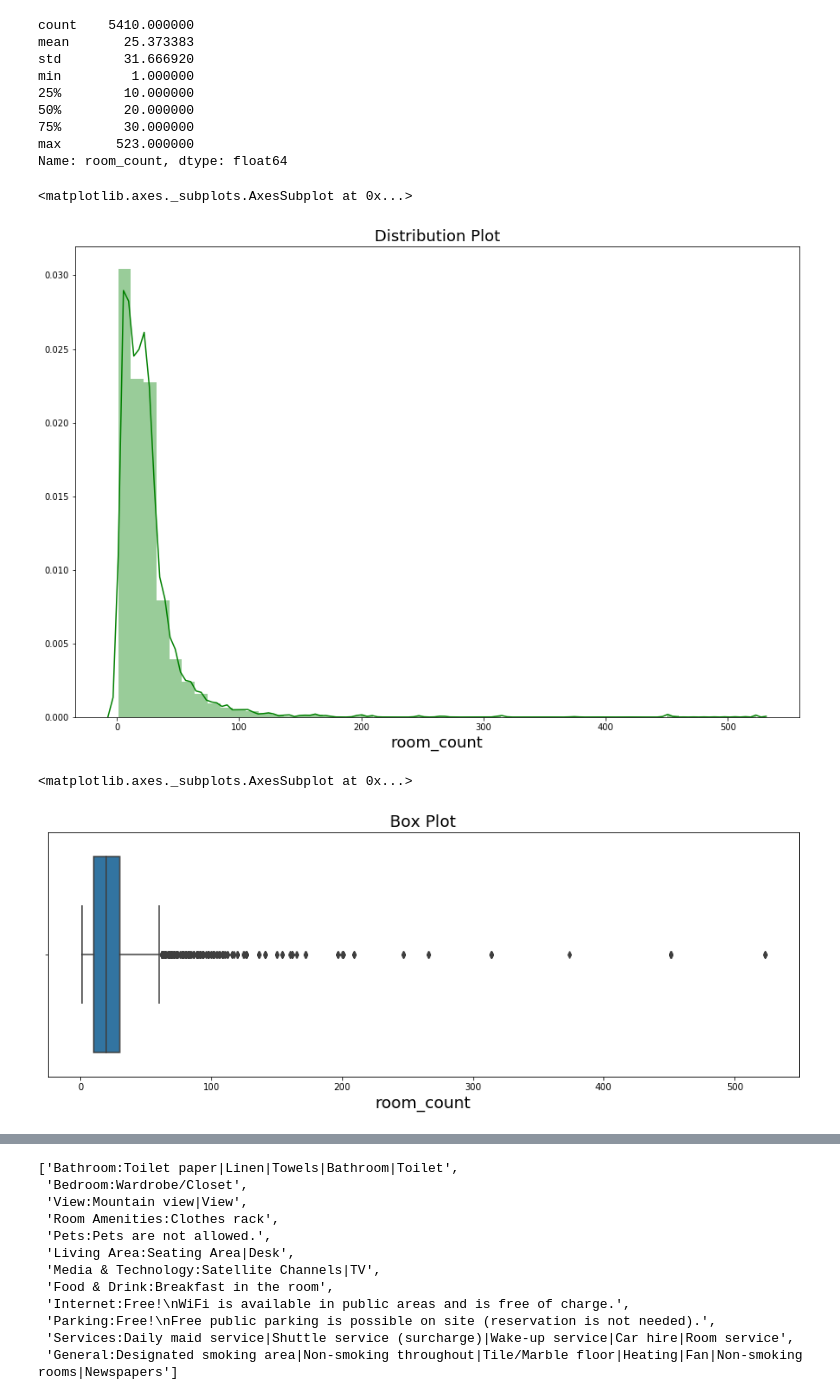
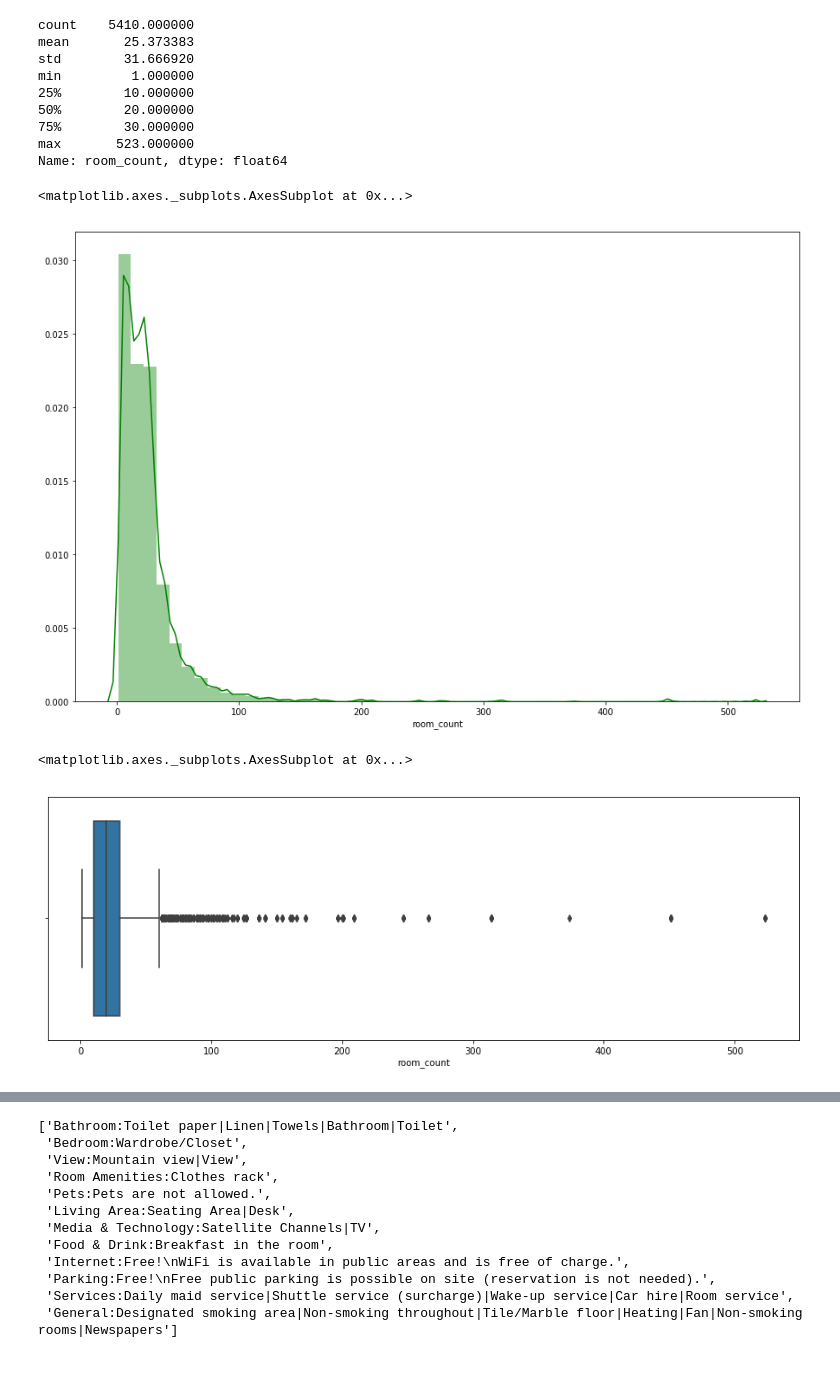
Before and after one commit to getmykhan/PythonforDataAnalytics, a Jupyter notebook: Machine Learning/Indian Hotel Booking.com/Indian hotels on Booking.com.ipynb, the cells around one changed output, grey strips where cells are left out. Cells and saved outputs as stored; diff of their text form; code cells hidden in the pictures; blank space fills up the shorter version.

```diff
--- a/Machine Learning/Indian Hotel Booking.com/Indian hotels on Booking.com.ipynb
+++ b/Machine Learning/Indian Hotel Booking.com/Indian hotels on Booking.com.ipynb
@@ -21,2 +27,2 @@ pd.set_option('max_columns', None)
 # %%
-df = pd.read_csv('../input/booking_com-travel_sample.csv')
+df = pd.read_csv('booking_com-travel_sample.csv')
@@ -128,21 +128,17 @@ Name: room_count, dtype: float64
 # %%
 room_count = df['room_count']
 room_count.dropna(inplace = True)
 plt.figure(figsize=(15,10))
-plt.title('Distribution Plot', fontsize=18)
-plt.xlabel('xlabel',fontsize=18)
 sns.distplot(df['room_count'], color='g')
 # %% [output]
 <matplotlib.axes._subplots.AxesSubplot at 0x...>
-[figure, old version]
+[figure, new version]
 # %%
 plt.figure(figsize=(15, 5))
-plt.title('Box Plot', fontsize=18)
-plt.xlabel('xlabel',fontsize=18)
 sns.boxplot(df['room_count'])
 # %% [output]
 <matplotlib.axes._subplots.AxesSubplot at 0x...>
-[figure, old version]
+[figure, new version]
 # %%
 room_count = df['hotel_star_rating']
 room_count.dropna(inplace = True)
```
Also changed, not shown: parts of 17 cells of this notebook.
